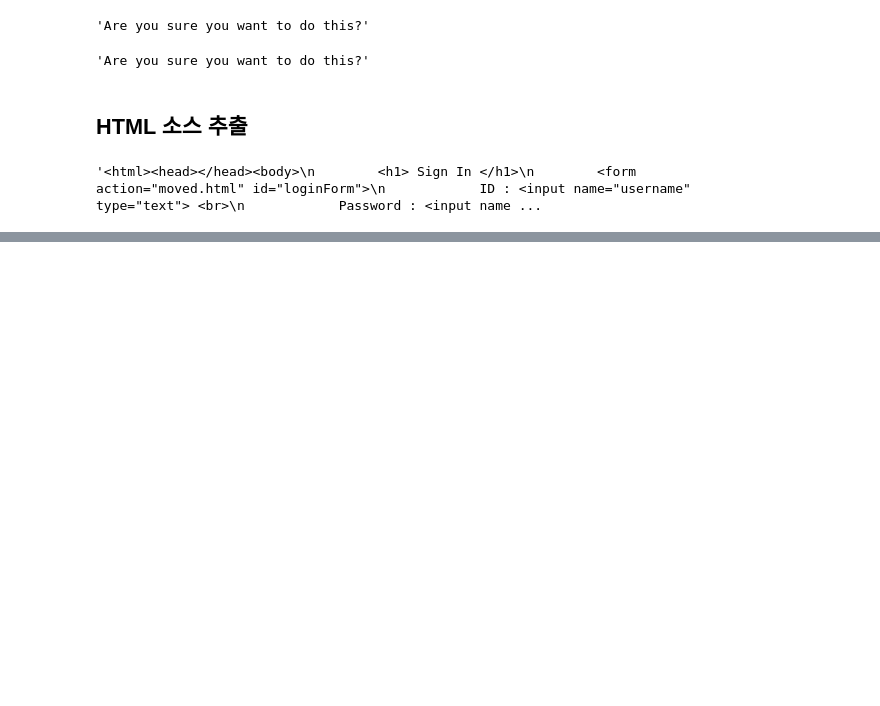
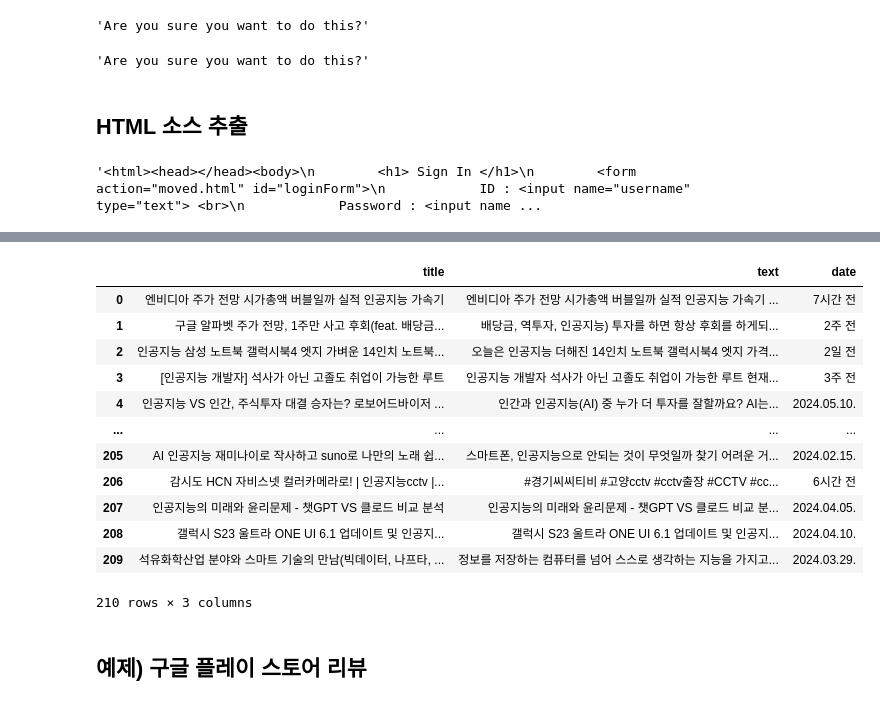
Before and after one commit to kimsumin-creat/wassup3, a Jupyter notebook: 02_Python_Collection_/04.selenium.ipynb, the cells around one changed output, grey strips where cells are left out. Drawn from its saved outputs; the diff is of its cells as text; code cells hidden in the pictures; blank space fills up the shorter version.

```diff
--- a/02_Python_Collection_/04.selenium.ipynb
+++ b/02_Python_Collection_/04.selenium.ipynb
@@ -240,0 +337,13 @@ driver.close()
+# %%
+from selenium import webdriver
+from selenium.webdriver.common.by import By
+from selenium.webdriver.chrome.options import Options
+import time, random, pandas as pd
+
+options = Options()
+options.add_argument('--window-size=974,1047')
+options.add_argument('--window-position=-7,0')
+options.add_experimental_option("detach", True)
+# %%
+# 웹드라이버 로드
+driver = webdriver.Chrome( options = options)
@@ -240,0 +373,14 @@ driver.close()
+# %%
+# get_view()
+views = driver.find_elements(By.CSS_SELECTOR, '.lst_view.bx')
+result = []
+
+for view in views:
+    con_dict = {}
+    con_dict['title'] = view.find_element(By.CSS_SELECTOR, '.title_link').text
+    con_dict['text'] = view.find_element(By.CSS_SELECTOR, '.dsc_link').text
+    con_dict['date'] = view.find_element(By.CSS_SELECTOR, '.sub').text #날
+    result.append(con_dict)
+    print(con_dict)
+
+print('완료')
@@ -240,0 +389,14 @@ driver.close()
+# %%
+#으뜸님 get_view()
+views = driver.find_elements(By.CSS_SELECTOR, '.lst_view .view_wrap')
+result = []
+
+for view in views:
+    con_dict = {}
+    con_dict['title'] = view.find_element(By.CSS_SELECTOR, '.title_link').text.strip()
+    con_dict['text'] = view.find_element(By.CSS_SELECTOR, '.dsc_link').text.strip()
+    con_dict['date'] = view.find_element(By.CSS_SELECTOR, '.sub').text.strip()
+    result.append(con_dict)
+    print(con_dict)
+
+print('완료')
@@ -240,0 +421,18 @@ driver.close()
+# %%
+#저장된 게시물 리스트를 데이터프레임으로 변환후 csv로 저장
+df = pd.DataFrame(result)
+df
+# %% [output]
+|  | title | text | date |
+| 0 | 엔비디아 주가 전망 시가총액 버블일까 실적 인공지능 가속기 | 엔비디아 주가 전망 시가총액 버블일까 실적 인공지능 가속기 ... | 7시간 전 |
+| 1 | 구글 알파벳 주가 전망, 1주만 사고 후회(feat. 배당금... | 배당금, 역투자, 인공지능) 투자를 하면 항상 후회를 하게되... | 2주 전 |
+| 2 | 인공지능 삼성 노트북 갤럭시북4 엣지 가벼운 14인치 노트북... | 오늘은 인공지능 더해진 14인치 노트북 갤럭시북4 엣지 가격... | 2일 전 |
+| 3 | [인공지능 개발자] 석사가 아닌 고졸도 취업이 가능한 루트 | 인공지능 개발자 석사가 아닌 고졸도 취업이 가능한 루트 현재... | 3주 전 |
+| 4 | 인공지능 VS 인간, 주식투자 대결 승자는? 로보어드바이저 ... | 인간과 인공지능(AI) 중 누가 더 투자를 잘할까요? AI는... | 2024.05.10. |
+| ... | ... | ... | ... |
+| 205 | AI 인공지능 재미나이로 작사하고 suno로 나만의 노래 쉽... | 스마트폰, 인공지능으로 안되는 것이 무엇일까 찾기 어려운 거... | 2024.02.15. |
+| 206 | 감시도 HCN 자비스넷 컬러카메라로! | 인공지능cctv |... | #경기씨씨티비 #고양cctv #cctv출장 #CCTV #cc... | 6시간 전 |
+| 207 | 인공지능의 미래와 윤리문제 - 챗GPT VS 클로드 비교 분석 | 인공지능의 미래와 윤리문제 - 챗GPT VS 클로드 비교 분... | 2024.04.05. |
+| 208 | 갤럭시 S23 울트라 ONE UI 6.1 업데이트 및 인공지... | 갤럭시 S23 울트라 ONE UI 6.1 업데이트 및 인공지... | 2024.04.10. |
+| 209 | 석유화학산업 분야와 스마트 기술의 만남(빅데이터, 나프타, ... | 정보를 저장하는 컴퓨터를 넘어 스스로 생각하는 지능을 가지고... | 2024.03.29. |
+210 rows × 3 columns
@@ -240,0 +443,2 @@ driver.close()
+# %% [markdown]
+## 예제) 구글 플레이 스토어 리뷰
```
Also changed, not shown: parts of 58 cells of this notebook, 1 other file.
